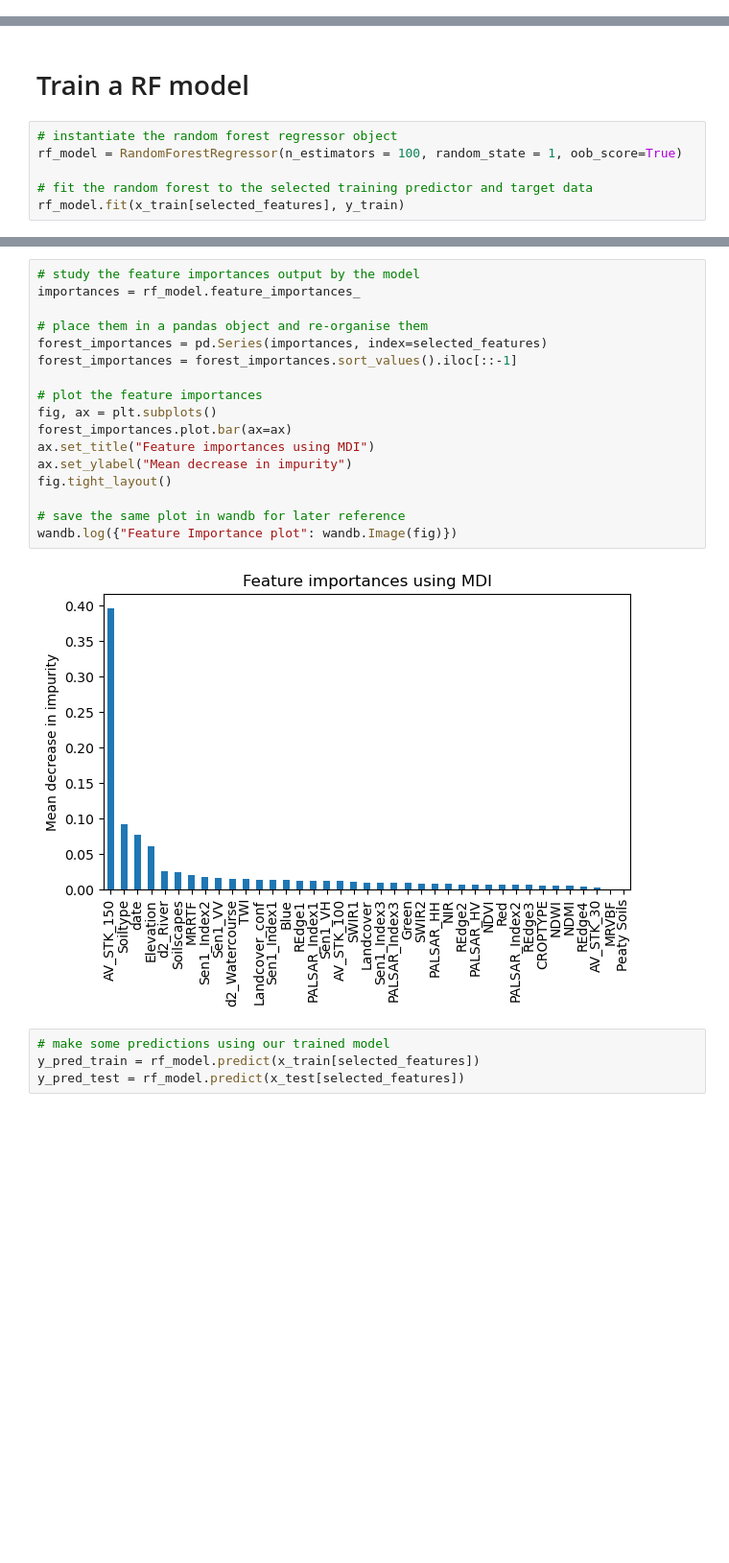
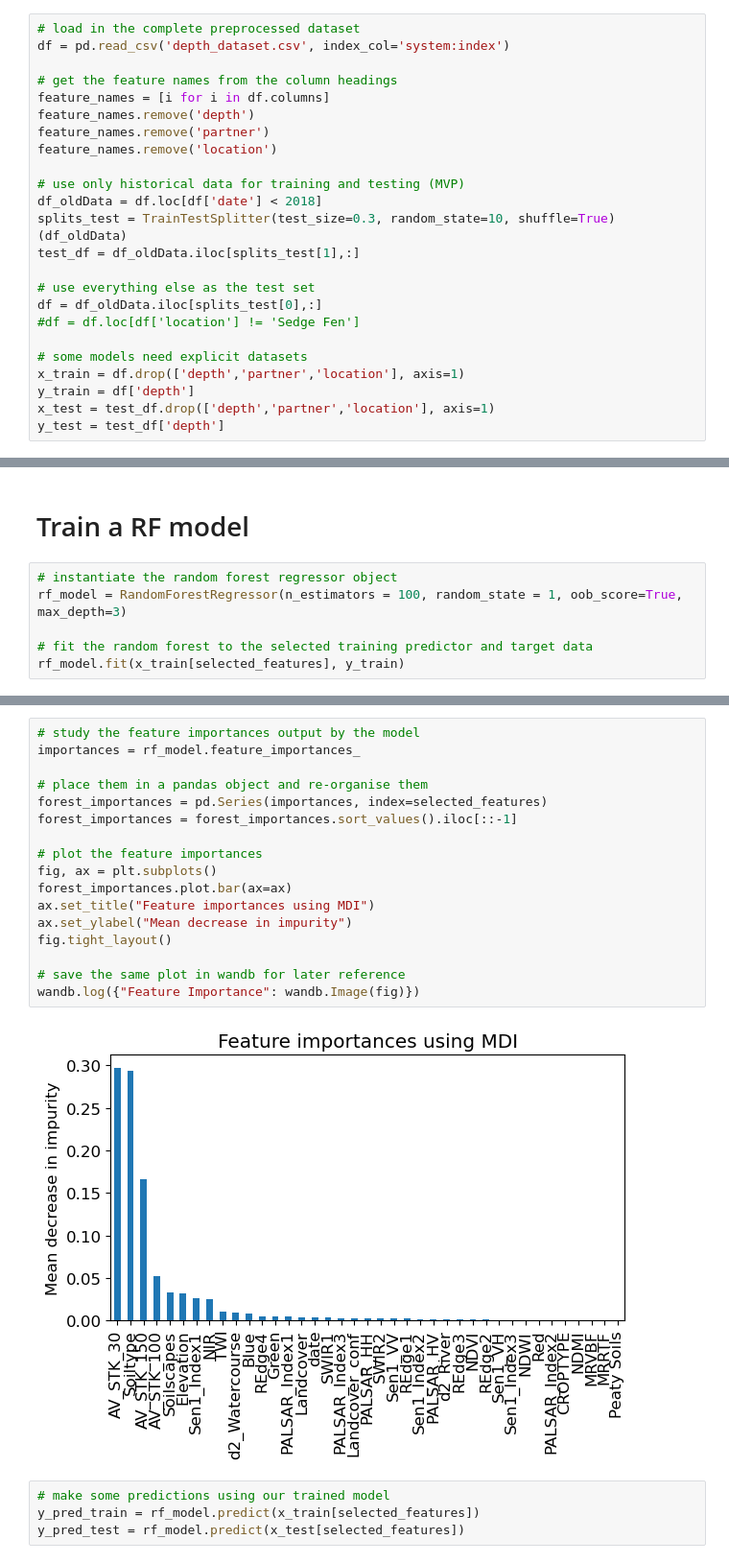
Before and after one commit to Hamish-Cam/depth-mapping, a Jupyter notebook: notebooks/Feature Selection.ipynb, the cells around one changed output, grey strips where cells are left out. Shown: that part at 96% size. Cells and saved outputs as stored; diff of their text form; blank space fills up the shorter version.

Commit message:
Fixes test sets + overfitting

```diff
--- a/notebooks/Feature Selection.ipynb
+++ b/notebooks/Feature Selection.ipynb
@@ -44,3 +22,27 @@ y_test = test_df['depth']
+# %%
+# load in the complete preprocessed dataset
+df = pd.read_csv('depth_dataset.csv', index_col='system:index')
+
+# get the feature names from the column headings
+feature_names = [i for i in df.columns]
+feature_names.remove('depth')
+feature_names.remove('partner')
+feature_names.remove('location')
+
+# use only historical data for training and testing (MVP)
+df_oldData = df.loc[df['date'] < 2018]
+splits_test = TrainTestSplitter(test_size=0.3, random_state=10, shuffle=True)(df_oldData)
+test_df = df_oldData.iloc[splits_test[1],:]
+
+# use everything else as the test set
+df = df_oldData.iloc[splits_test[0],:]
+#df = df.loc[df['location'] != 'Sedge Fen']
+
+# some models need explicit datasets
+x_train = df.drop(['depth','partner','location'], axis=1)
+y_train = df['depth']
+x_test = test_df.drop(['depth','partner','location'], axis=1)
+y_test = test_df['depth']
 # %% [markdown]
 # Select subset of features for experiment
 # %%
@@ -92,7 +132,7 @@ View run at https://wandb.ai/hamish-cam/Depth%20Mapping/runs/vahavxl4
 # Train a RF model
 # %%
 # instantiate the random forest regressor object
-rf_model = RandomForestRegressor(n_estimators = 100, random_state = 1, oob_score=True)
+rf_model = RandomForestRegressor(n_estimators = 100, random_state = 1, oob_score=True, max_depth=3)
 
 # fit the random forest to the selected training predictor and target data
 rf_model.fit(x_train[selected_features], y_train)
@@ -101,22 +159,22 @@ RandomForestRegressor(oob_score=True, random_state=1)
 # %%
 # study the feature importances output by the model
 importances = rf_model.feature_importances_
 
 # place them in a pandas object and re-organise them
 forest_importances = pd.Series(importances, index=selected_features)
 forest_importances = forest_importances.sort_values().iloc[::-1]
 
 # plot the feature importances
 fig, ax = plt.subplots()
 forest_importances.plot.bar(ax=ax)
 ax.set_title("Feature importances using MDI")
 ax.set_ylabel("Mean decrease in impurity")
 fig.tight_layout()
 
 # save the same plot in wandb for later reference
-wandb.log({"Feature Importance plot": wandb.Image(fig)})
+wandb.log({"Feature Importance": wandb.Image(fig)})
 # %% [output]
-[figure, old version]
+[figure, new version]
 # %%
 # make some predictions using our trained model
 y_pred_train = rf_model.predict(x_train[selected_features])
```
Also changed, not shown: parts of 11 cells of this notebook, 1 other file.
